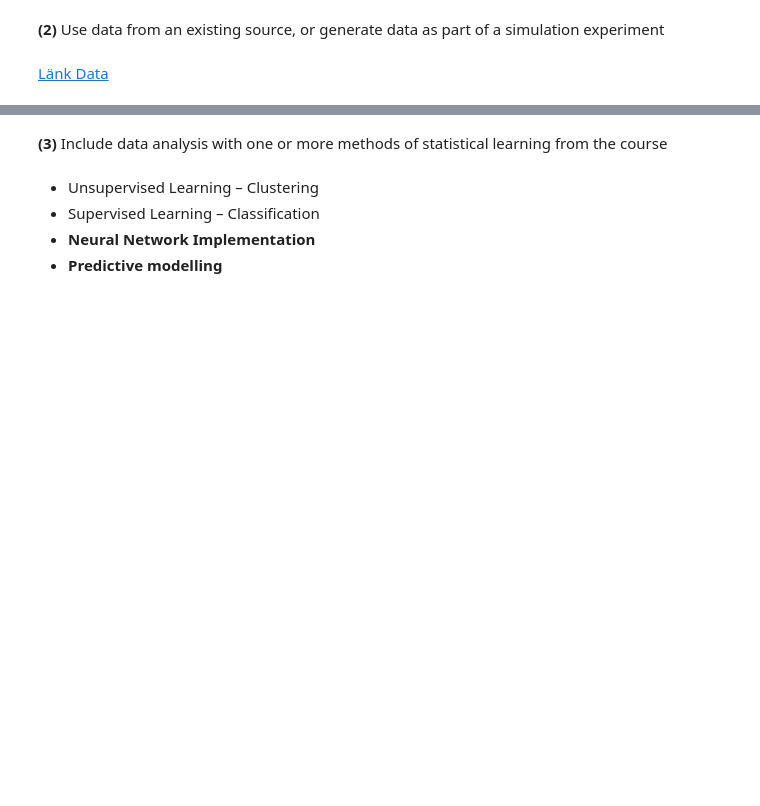
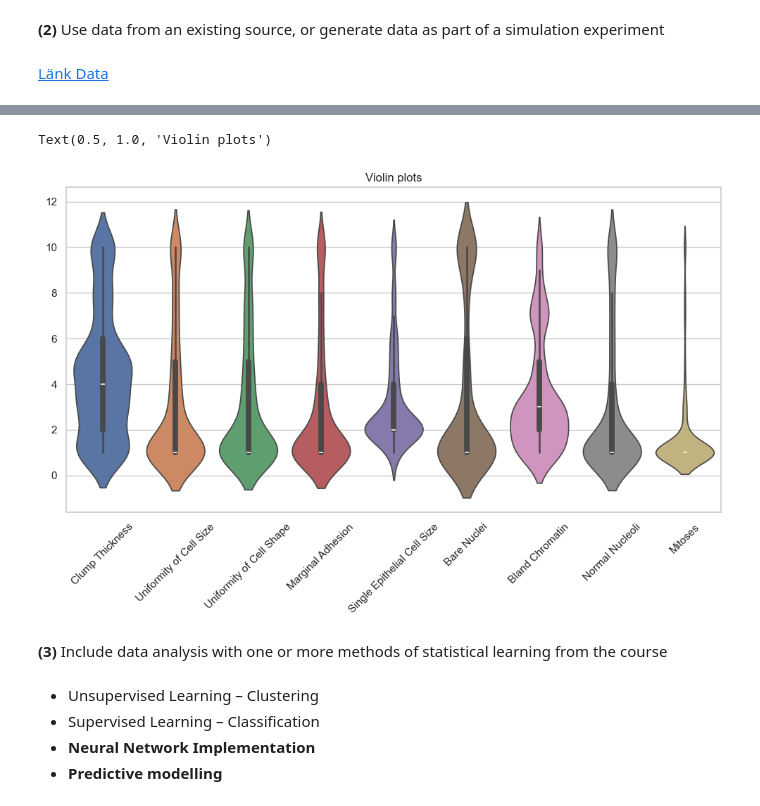
Before and after one commit to 18alle18/Reproducible-Challenge-Project, a Jupyter notebook: Project_Alexander_Love.ipynb, the cells around one changed output, grey strips where cells are left out. Saved outputs shown, nothing was run; the diff lists cells and outputs as text; code cells hidden in the pictures; blank space fills up the shorter version.

Commit message:
violin plot
* Violin plot
"?" to Nan

```diff
--- a/Project_Alexander_Love.ipynb
+++ b/Project_Alexander_Love.ipynb
@@ -29,6 +31,6 @@ column_names = [
     "Class"
 ]
 class_dict = {2: "benign", 4: "malign"}
-input_dataframe = pandas.read_csv("Data files/breast-cancer-wisconsin.data", header=None, names=column_names)
-input_dataframe["Class"] = input_dataframe["Class"].replace(class_dict)
-input_dataframe
+input_df = pd.read_csv("Data files/breast-cancer-wisconsin.data", header=None, names=column_names, na_values=["?"])
+input_df["Class"] = input_df["Class"].replace(class_dict)
+input_df
@@ -34,0 +63,5 @@ input_dataframe
+# %%
+print(input_df.isna().sum())
+print(f'Shape original: {input_df.shape}')
+input_df = input_df.dropna()
+print(f'Shape after drop: {input_df.shape}')
@@ -35,3 +83,24 @@ input_dataframe
+# %%
+independent_variables = [
+    "Clump Thickness",
+    "Uniformity of Cell Size",
+    "Uniformity of Cell Shape",
+    "Marginal Adhesion",
+    "Single Epithelial Cell Size",
+    "Bare Nuclei",
+    "Bland Chromatin",
+    "Normal Nucleoli",
+    "Mitoses"
+]
+
+sns.set(style="whitegrid")
+plt.figure(figsize=(12,6))
+sns.violinplot(data=input_df[independent_variables], inner='box')
+plt.xticks(rotation=45)
+plt.title("Violin plots")
+# %% [output]
+Text(0.5, 1.0, 'Violin plots')
+[figure, added]
 # %% [markdown]
 __(3)__ Include data analysis with one or more methods of statistical learning from the course
 # %% [markdown]
```
Also changed, not shown: parts of 4 cells of this notebook, 1 other file.
